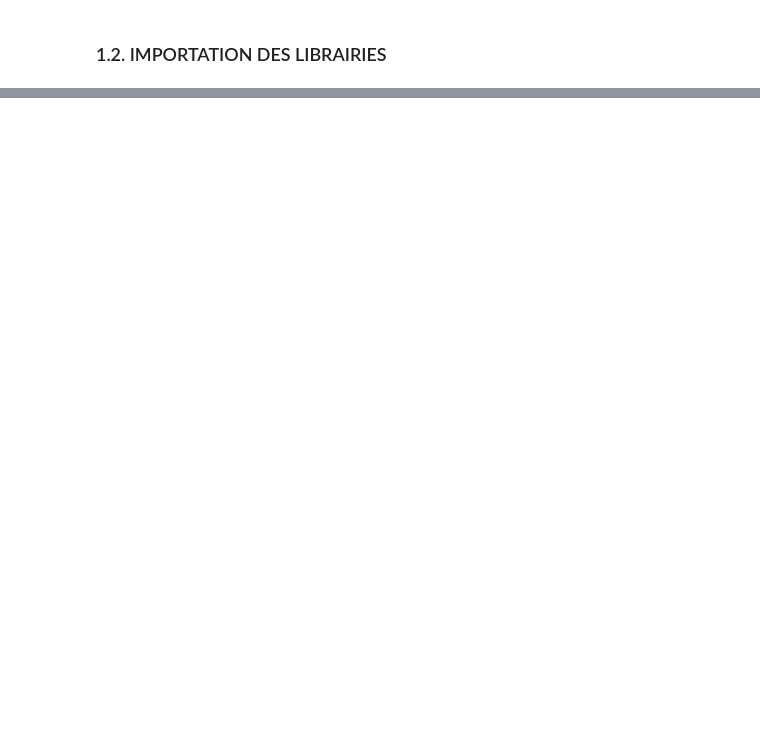
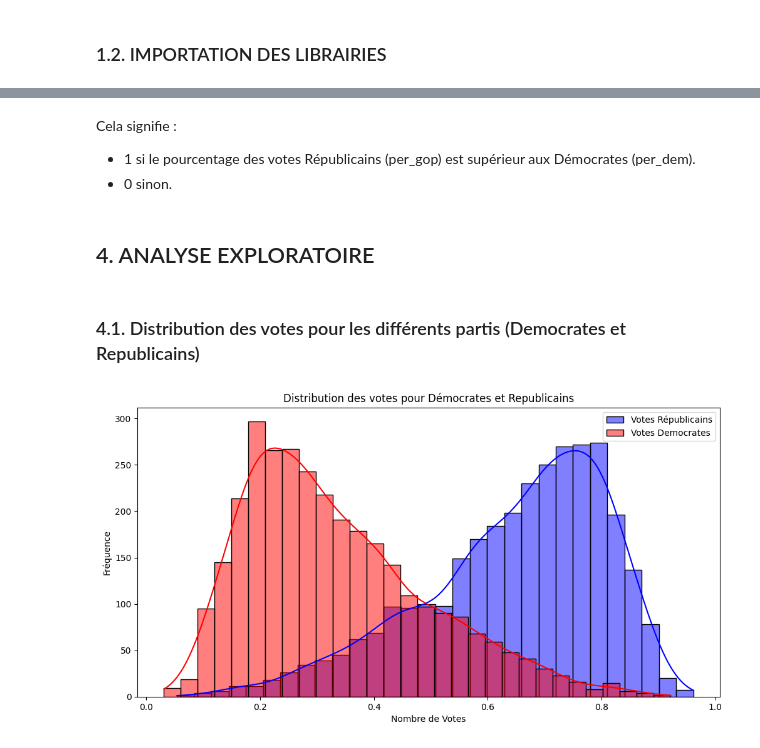
Before and after one commit to fless-lab/Us_Election_Prediction, a Jupyter notebook: notebook.ipynb, the cells around one changed output, grey strips where cells are left out. Cells and saved outputs as stored; diff of their text form; code cells hidden in the pictures; blank space fills up the shorter version.

Commit message:
Code cleaned

```diff
--- a/notebook.ipynb
+++ b/notebook.ipynb
@@ -95,0 +859,2 @@ from tqdm import tqdm  # Affichage de barres de progression pour suivre l’exé
+# %%
+df = pd.read_excel("checkpoints/dataframe.xlsx")
@@ -95,0 +894,4 @@ from tqdm import tqdm  # Affichage de barres de progression pour suivre l’exé
+# %%
+df.shape
+df_cleaned = df.dropna(subset=["per_gop", "per_dem"])
+df_cleaned.shape
@@ -95,0 +912,4 @@ from tqdm import tqdm  # Affichage de barres de progression pour suivre l’exé
+# %%
+df_cleaned["target"] = (df_cleaned["per_gop"] > df_cleaned["per_dem"]).astype(int)
+df_cleaned = df_cleaned.drop(columns=["is_state"], errors="ignore")
+df_cleaned.columns
@@ -95,0 +928,22 @@ from tqdm import tqdm  # Affichage de barres de progression pour suivre l’exé
+# %% [markdown]
+Cela signifie :
+
+- 1 si le pourcentage des votes Républicains (per_gop) est supérieur aux Démocrates (per_dem).
+- 0 sinon.
+# %%
+df = df_cleaned
+# %% [markdown]
+## 4. ANALYSE EXPLORATOIRE
+# %% [markdown]
+### 4.1. Distribution des votes pour les différents partis (Democrates et Republicains)
+# %%
+plt.figure(figsize=(12, 6))
+sns.histplot(df['per_gop'], bins=30, color='blue', label='Votes Républicains', kde=True)
+sns.histplot(df['per_dem'], bins=30, color='red', label='Votes Democrates', kde=True)
+plt.title('Distribution des votes pour Démocrates et Republicains')
+plt.xlabel('Nombre de Votes')
+plt.ylabel('Fréquence')
+plt.legend()
+plt.show()
+# %% [output]
+[figure, added]
```
Also changed, not shown: parts of 135 cells of this notebook, 2 other files.
